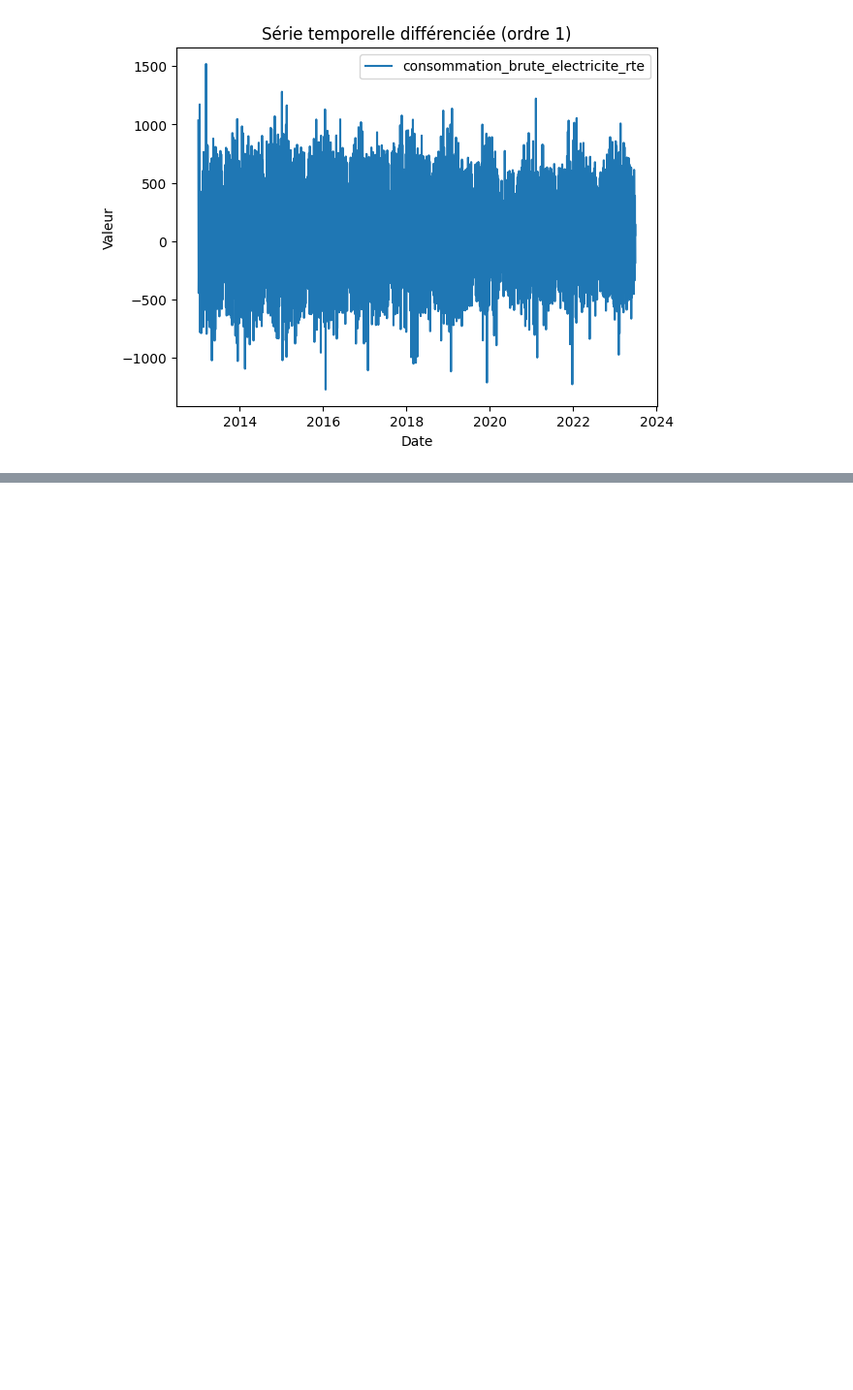
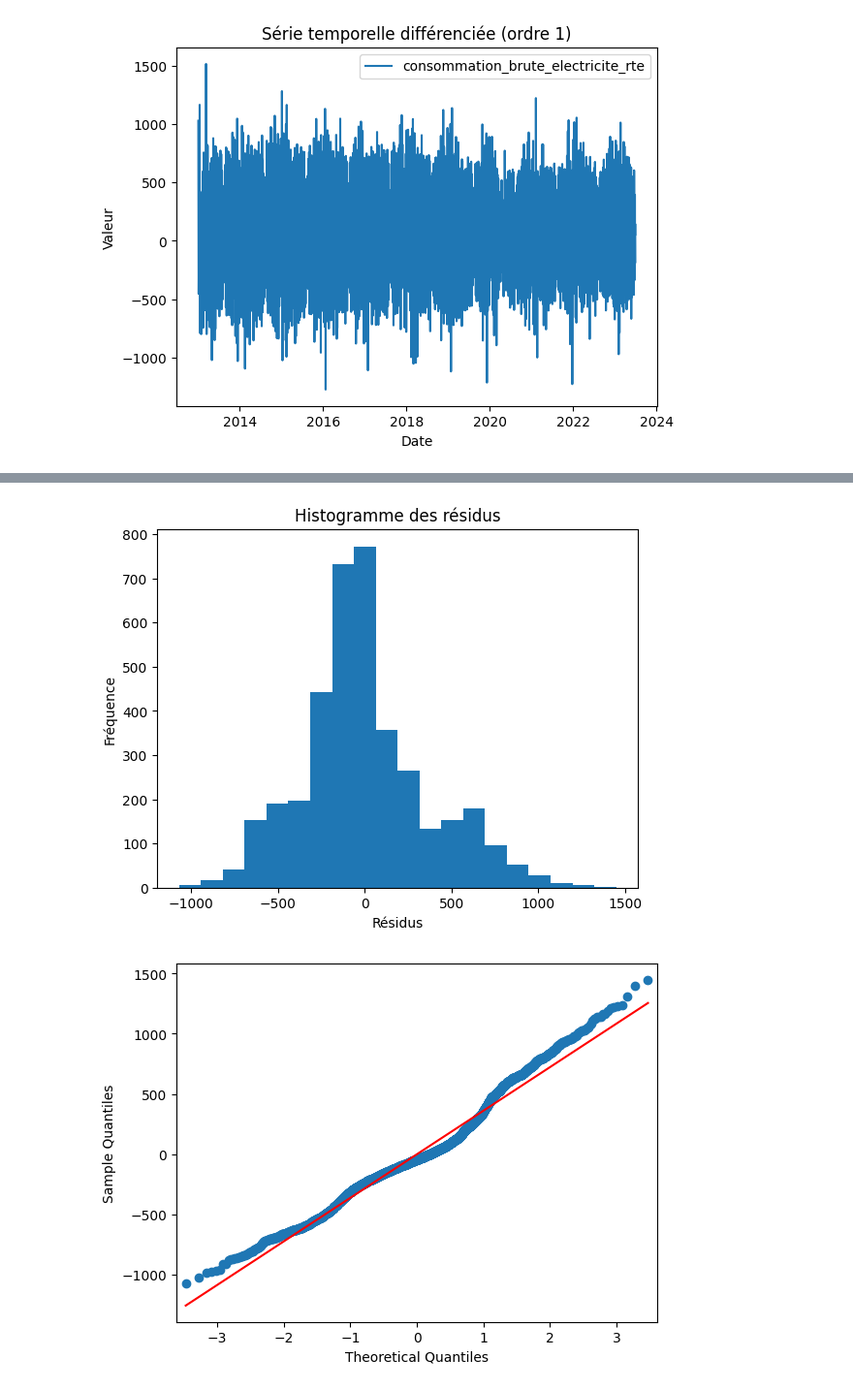
Before and after one commit to Noura-ou/Series_temporelles_CONSOMMATION_ELECTRIQUE, a Jupyter notebook: src/data_analyse.ipynb, the cells around one changed output, grey strips where cells are left out. Shown at 97% size. Saved outputs shown, nothing was run; the diff lists cells and outputs as text; code cells hidden in the pictures; blank space fills up the shorter version.

Commit message:
prévison du modèle

```diff
--- a/src/data_analyse.ipynb
+++ b/src/data_analyse.ipynb
@@ -661,0 +642,6 @@ plt.show()
+# %%
+# Spécifiez le modèle ARIMA
+model = sm.tsa.ARIMA(serie_temporelle_lissee.dropna(), order=(1, 0, 1))
+
+# Ajustez le modèle aux données
+results = model.fit()
@@ -661,0 +668,27 @@ plt.show()
+# %%
+# Obtenez les résidus du modèle
+residuals = results.resid
+
+# Tracez l'histogramme des résidus pour vérifier leur distribution
+import matplotlib.pyplot as plt
+plt.hist(residuals, bins=20)
+plt.xlabel('Résidus')
+plt.ylabel('Fréquence')
+plt.title('Histogramme des résidus')
+plt.show()
+
+# Tracez un graphique Q-Q des résidus pour vérifier s'ils suivent une distribution normale
+import statsmodels.api as sm
+sm.qqplot(residuals, line='r')
+plt.show()
+
+# Tracez l'autocorrélogramme des résidus pour vérifier s'il reste de la structure
+sm.graphics.tsa.plot_acf(residuals, lags=40)
+plt.show()
+
+# Tracez le graphe de l'autocorrélation partielle des résidus
+sm.graphics.tsa.plot_pacf(residuals, lags=40)
+plt.show()
+# %% [output]
+[figure, added]
+[figure, added]
```
Also changed, not shown: parts of 13 cells of this notebook.
